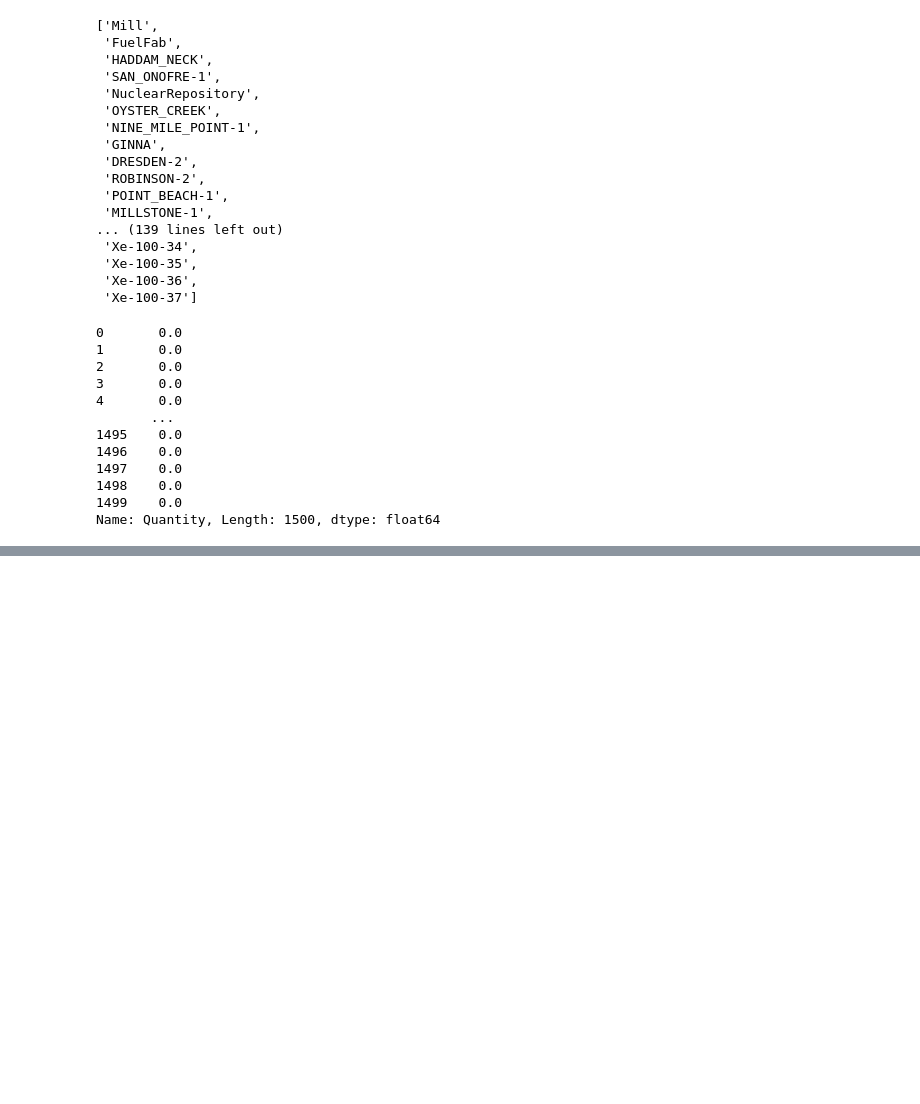
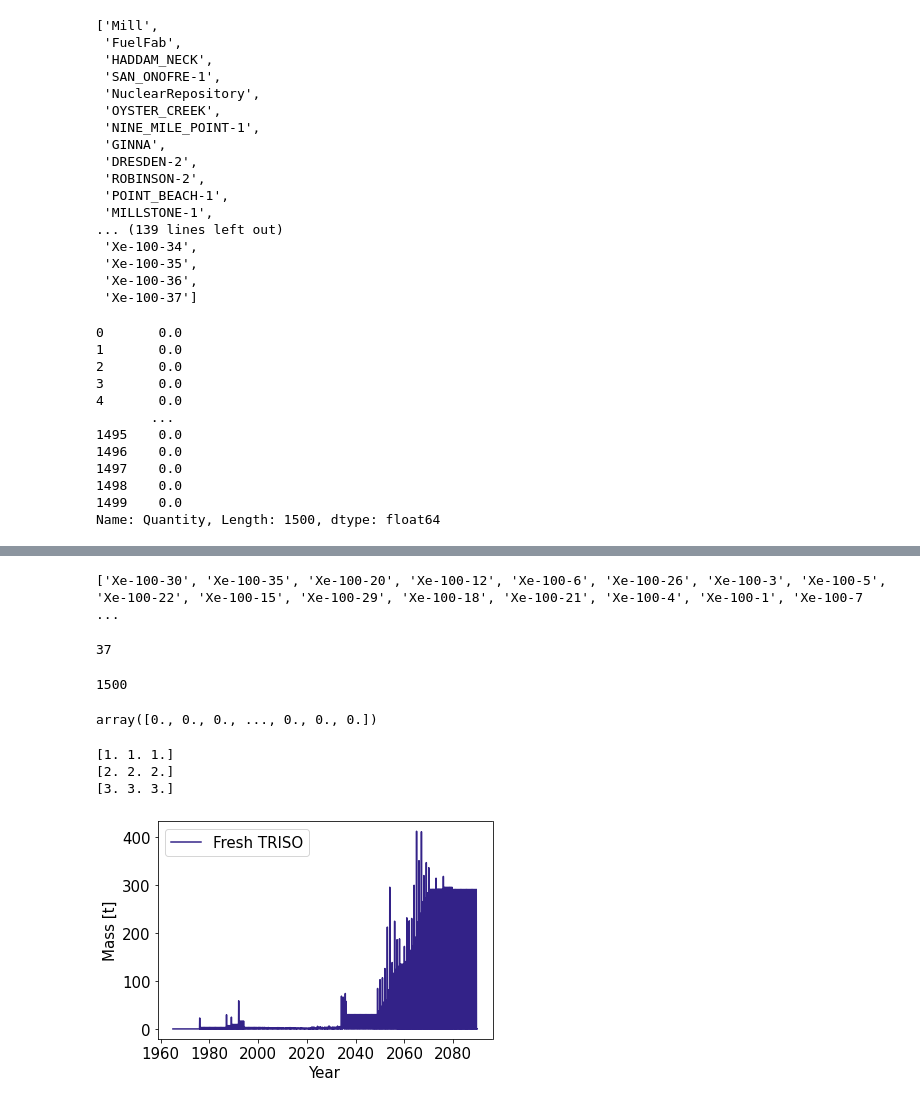
Before and after one commit to nsryan2/transition-scenarios, a Jupyter notebook: input/npre480/rud_triso_analysis.ipynb, the cells around one changed output, grey strips where cells are left out. Drawn from its saved outputs; the diff is of its cells as text; code cells hidden in the pictures; blank space fills up the shorter version.

```diff
--- a/input/npre480/rud_triso_analysis.ipynb
+++ b/input/npre480/rud_triso_analysis.ipynb
@@ -410,3 +454,6 @@ plt.legend()
 # %%
 npre480_senders = tm.add_sender_prototype(npre480_outfile)
 npre480_senders = dta.add_year(npre480_senders)
+
+npre480_receivers = tm.add_receiver_prototype(npre480_outfile)
+npre480_receivers = dta.add_year(npre480_receivers)
@@ -499,0 +618,25 @@ Name: Quantity, Length: 1500, dtype: float64
+# %%
+def get_xml_filenames(root_dir):
+    xml_filenames = []
+
+    # Walk through the directory tree
+    for root, dirs, files in os.walk(root_dir):
+        # Search for XML files in the current directory
+        xml_files = glob.glob(os.path.join(root, '*.xml'))
+
+        # Add XML file names (without path and extension) to the list
+        for xml_file in xml_files:
+            xml_filenames.append(os.path.splitext(os.path.basename(xml_file))[0])
+
+    return xml_filenames
+
+# Example usage
+root_folder = "./reactors/xe-100s"
+xml_files_list = get_xml_filenames(root_folder)
+print(xml_files_list)
+# %% [output]
+['Xe-100-30', 'Xe-100-35', 'Xe-100-20', 'Xe-100-12', 'Xe-100-6', 'Xe-100-26', 'Xe-100-3', 'Xe-100-5', 'Xe-100-22', 'Xe-100-15', 'Xe-100-29', 'Xe-100-18', 'Xe-100-21', 'Xe-100-4', 'Xe-100-1', 'Xe-100-7 ...
+# %%
+len(xml_files_list)
+# %% [output]
+37
@@ -499,0 +646,38 @@ Name: Quantity, Length: 1500, dtype: float64
+# %%
+leave_fuelfab = dta.find_prototype_sender(npre480_senders, 'FuelFab')
+
+mass_received = np.zeros(1500)
+
+for reactor in xml_files_list:
+    arrive_ar = dta.transactions_to_prototype(npre480_receivers, reactor)
+    ar_mass = arrive_ar['Quantity'].to_numpy()
+    mass_received += ar_mass
+# %%
+len(arrive_ar['Quantity'].to_numpy())
+# %% [output]
+1500
+# %%
+arrive_ar['Quantity'].to_numpy()
+# %% [output]
+array([0., 0., 0., ..., 0., 0., 0.])
+# %%
+lp = [np.ones(3),np.ones(3),np.ones(3)]
+tes = np.zeros(3)
+
+for array in lp:
+    tes += array
+    print(tes)
+# %% [output]
+[1. 1. 1.]
+[2. 2. 2.]
+[3. 3. 3.]
+# %%
+plt.plot(arrive_ar['Year'], mass_received/1000, label='Fresh TRISO', color=mycolors[0])
+
+plt.ylabel('Mass [t]')
+plt.xlabel('Year')
+plt.legend()
+
+plt.savefig('mass_fresh_triso_supplied.pdf', bbox_inches='tight')
+# %% [output]
+[figure, added]
```
Also changed, not shown: parts of 26 cells of this notebook, 14 other files.
